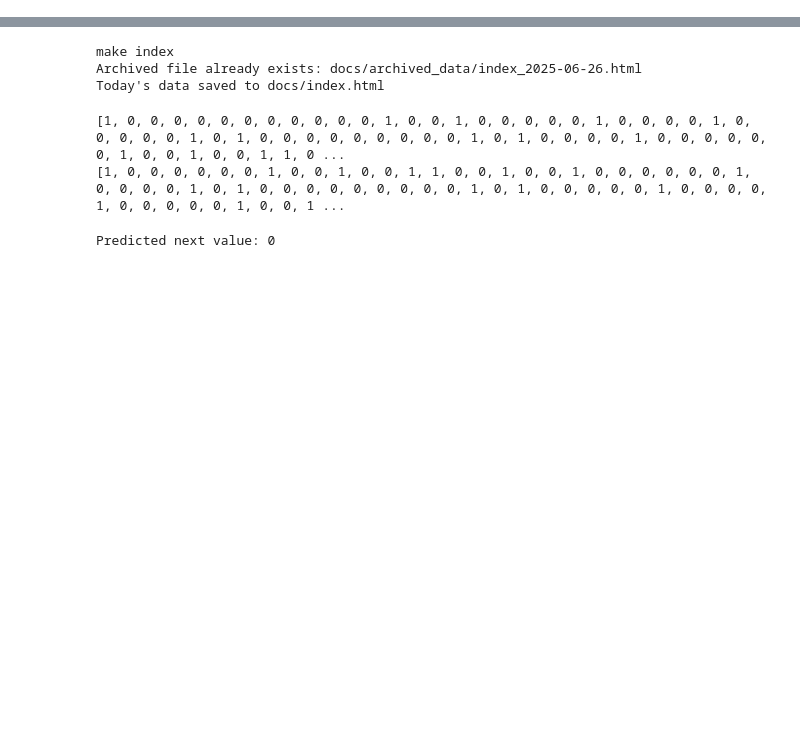
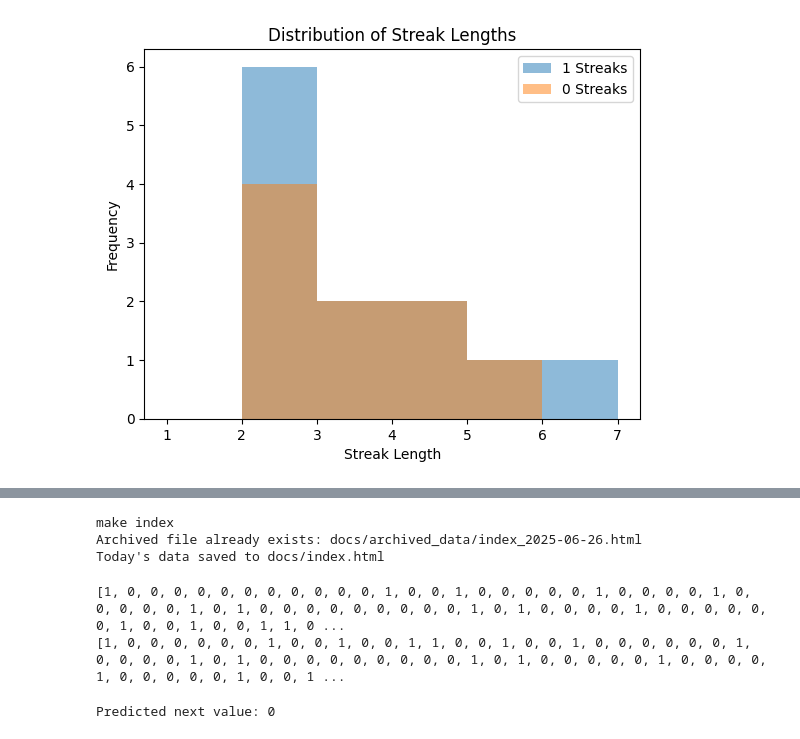
Before and after one commit to zenithcobra/zenithcobra.github.io, a Jupyter notebook: using_script.ipynb, the cells around one changed output, grey strips where cells are left out. Drawn from its saved outputs; the diff is of its cells as text; code cells hidden in the pictures; blank space fills up the shorter version.

```diff
--- a/using_script.ipynb
+++ b/using_script.ipynb
@@ -0,0 +1,80 @@
+# %%
+import importlib
+import script
+import matplotlib.pyplot as plt
+
+def plot_streak_distribution(sequence_analysis):
+    streak_lengths_1 = [streak['streak_length'] for streak in sequence_analysis if streak['streak_value'] == 1]
+    streak_lengths_0 = [streak['streak_length'] for streak in sequence_analysis if streak['streak_value'] == 0]
+
+    plt.hist(streak_lengths_1, bins=range(1, max(streak_lengths_1) + 2), alpha=0.5, label='1 Streaks')
+    plt.hist(streak_lengths_0, bins=range(1, max(streak_lengths_0) + 2), alpha=0.5, label='0 Streaks')
+    plt.xlabel('Streak Length')
+    plt.ylabel('Frequency')
+    plt.legend()
+    plt.title('Distribution of Streak Lengths')
+    plt.show()
+
+
+
+def analyze_streaks(data):
+    result = {
+        'number_of_1_streaks': 0,
+        'longest_1_streak': 0,
+        'average_1_streak_length': 0,
+        'occurrences_of_longest_1_streaks': 0,
+        'shortest_1_streak': float('inf'),
+        'occurrences_of_shortest_1_streaks': 0,
+        'number_of_0_streaks': 0,
+        'longest_0_streak': 0,
+        'average_0_streak_length': 0,
+        'occurrences_of_longest_0_streaks': 0,
+        'shortest_0_streak': float('inf'),
+        'occurrences_of_shortest_0_streaks': 0
+    }
+
+    # Separate streaks by value
+    streaks_1 = [streak for streak in data if streak['streak_value'] == 1]
+    streaks_0 = [streak for streak in data if streak['streak_value'] == 0]
+
+    # Analyze streaks for value 1
+    if streaks_1:
+        result['number_of_1_streaks'] = len(streaks_1)
+        lengths_1 = [streak['streak_length'] for streak in streaks_1]
+        result['longest_1_streak'] = max(lengths_1)
+        result['shortest_1_streak'] = min(lengths_1)
+        result['average_1_streak_length'] = sum(lengths_1) / len(lengths_1)
+        result['occurrences_of_longest_1_streaks'] = lengths_1.count(result['longest_1_streak'])
+        result['occurrences_of_shortest_1_streaks'] = lengths_1.count(result['shortest_1_streak'])
+
+    # Analyze streaks for value 0
+    if streaks_0:
+        result['number_of_0_streaks'] = len(streaks_0)
+        lengths_0 = [streak['streak_length'] for streak in streaks_0]
+        result['longest_0_streak'] = max(lengths_0)
+        result['shortest_0_streak'] = min(lengths_0)
+        result['average_0_streak_length'] = sum(lengths_0) / len(lengths_0)
+        result['occurrences_of_longest_0_streaks'] = lengths_0.count(result['longest_0_streak'])
+        result['occurrences_of_shortest_0_streaks'] = lengths_0.count(result['shortest_0_streak'])
+
+    # Replace 'inf' with 0 if no streaks exist
+    if result['shortest_1_streak'] == float('inf'):
+        result['shortest_1_streak'] = 0
+    if result['shortest_0_streak'] == float('inf'):
+        result['shortest_0_streak'] = 0
+
+    return result
+
+# Reload the script after making changes
+importlib.reload(script)
+team_data = script.read_json_file('data/team_data.json')
+for x in team_data:
+    list1 = script.string_to_binary_list(x.get('team_record'))
+    # print(list1)
+    #print(script.find_streaks(list1))
+    streaks = script.find_streaks_with_analysis(list1)
+    # print(streaks.get('streaks'))
+    plot_streak_distribution(streaks.get('streaks'))
+    print(analyze_streaks(streaks.get('streaks')))
+# %% [output]
+[figure, added]
```
Also changed, not shown: parts of 2 cells of this notebook, 4 other files.
